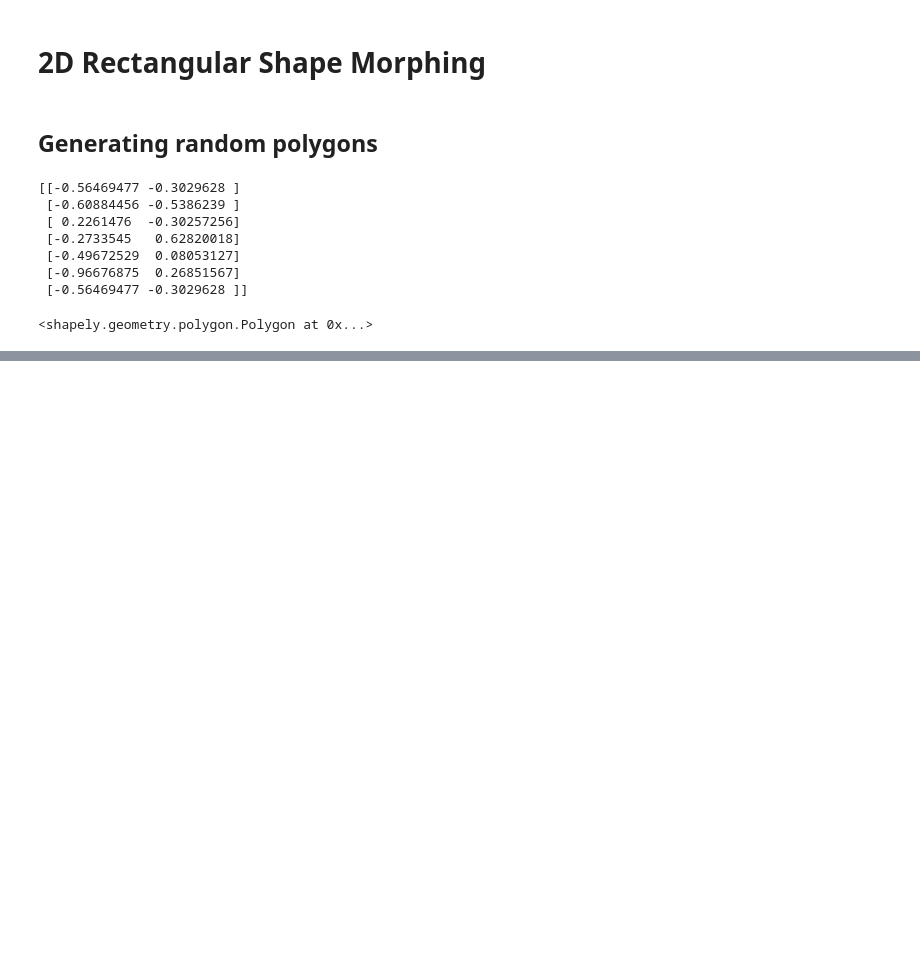
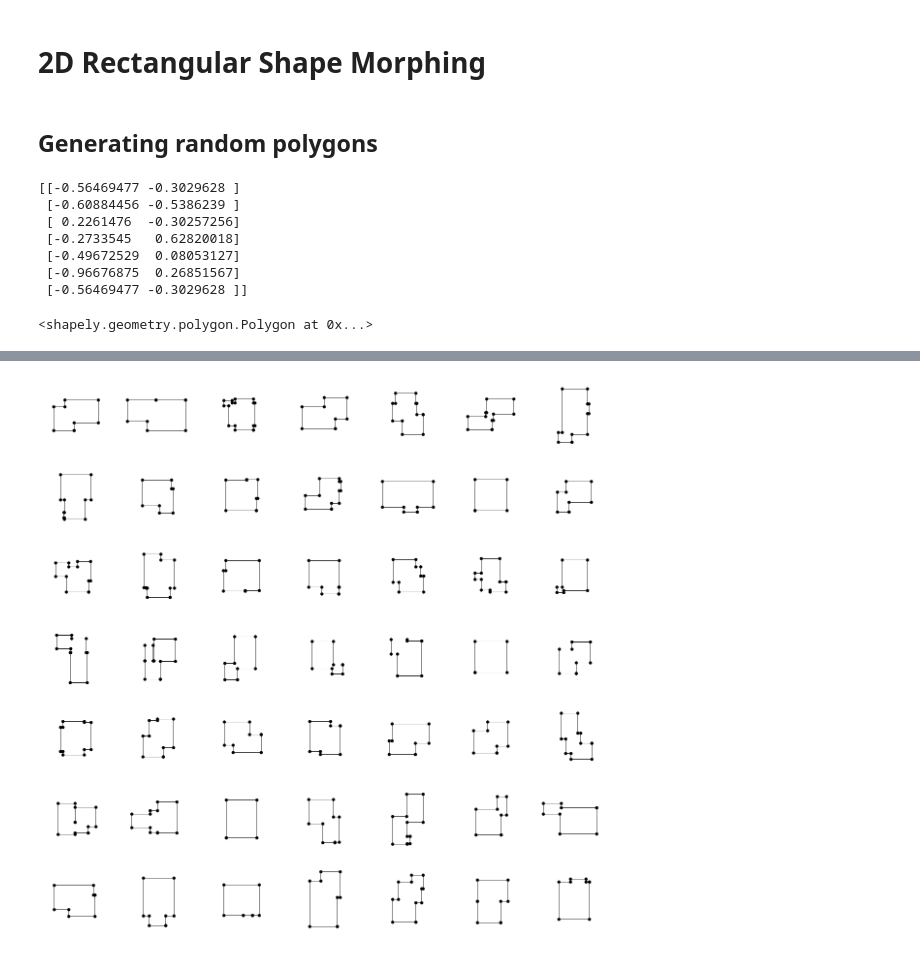
Before and after one commit to caspervanengelenburg/visualization-in-python, a Jupyter notebook: 2D Rectangular Shape Morphing.ipynb, the cells around one changed output, grey strips where cells are left out. Drawn from its saved outputs; the diff is of its cells as text; code cells hidden in the pictures; blank space fills up the shorter version.

```diff
--- a/2D Rectangular Shape Morphing.ipynb
+++ b/2D Rectangular Shape Morphing.ipynb
@@ -106,0 +140,27 @@ for ax, poly in zip(axs, polygons):
+# %%
+# Set up a figure
+fs = 3
+fig, axs = plt.subplots(N, N, figsize=(fs*N, fs*N))
+fig.set_facecolor('white')
+axs = axs.flatten()
+
+# Graph settings
+node_size = fs * 10
+edge_size = fs * 0.3
+
+for ax, G in zip(axs, graphs):
+
+    # Set axes
+    ax.set_facecolor('white')
+    _ = [ax.axis('off'), ax.axes.set_aspect('equal')]
+    ax.set_xlim([-1.1,1.1])
+    ax.set_ylim([-1.1,1.1])
+
+    # Extract positions of graph
+    pos = {n: np.array(G.nodes[n]['pos']) for n in G.nodes}
+
+    # Draw nodes and edges
+    nx.draw_networkx_nodes(G, pos, node_size=node_size, node_color='black', ax=ax)
+    nx.draw_networkx_edges(G, pos, edge_color='black', width=edge_size, ax=ax)
+# %% [output]
+[figure, added]
```
Also changed, not shown: parts of 4 cells of this notebook.
